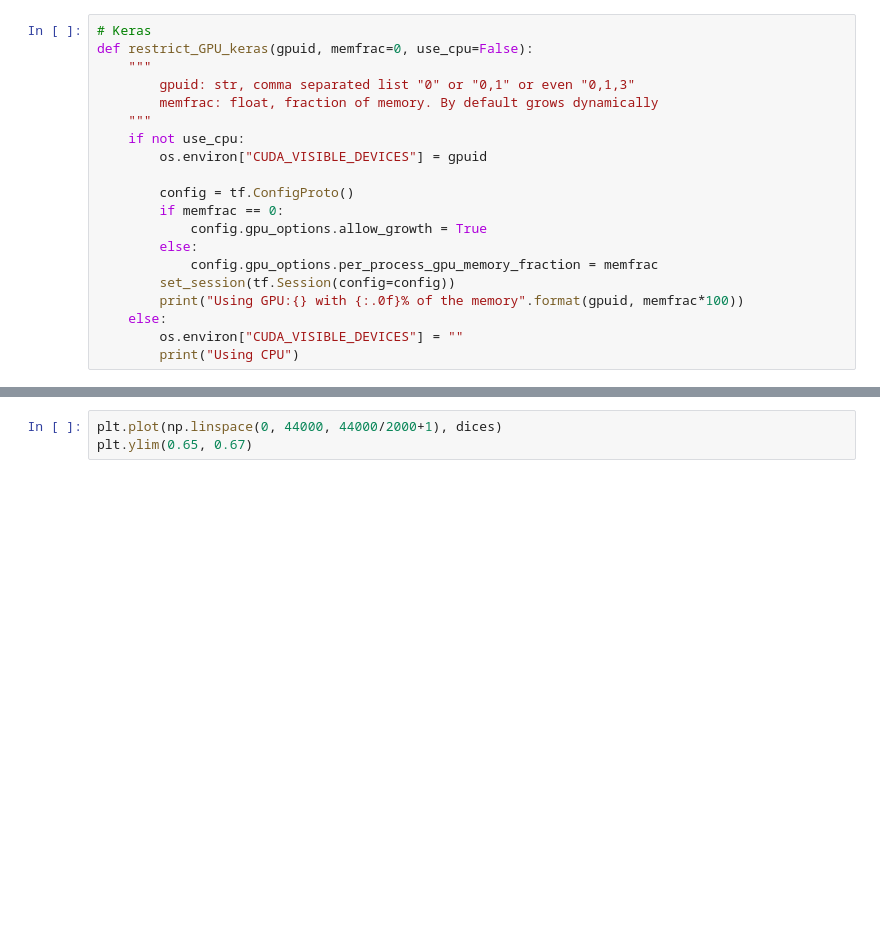
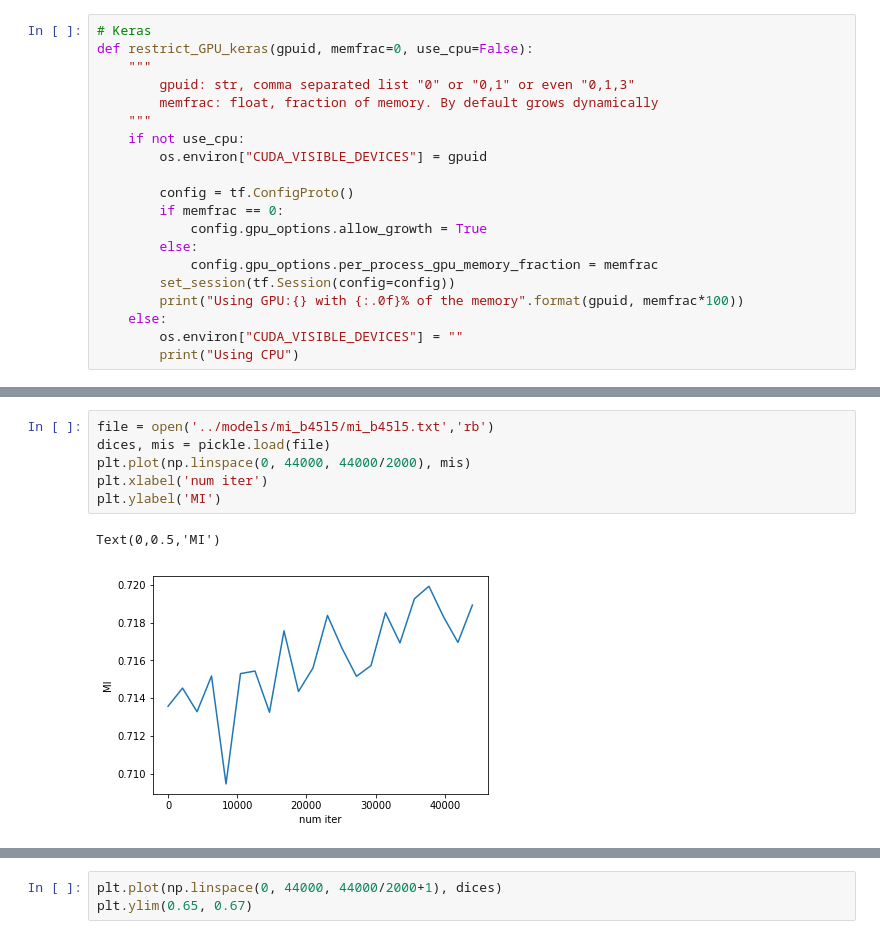
Before and after one commit to ckguo/voxelmorph, a Jupyter notebook: notebooks/dice_epoch_graph.ipynb, the cells around one changed output, grey strips where cells are left out. Cells and saved outputs as stored; diff of their text form; blank space fills up the shorter version.

```diff
--- a/notebooks/dice_epoch_graph.ipynb
+++ b/notebooks/dice_epoch_graph.ipynb
@@ -170,0 +268,9 @@ tested patients 150.760014295578
+# %%
+file = open('../models/mi_b45l5/mi_b45l5.txt','rb')
+dices, mis = pickle.load(file)
+plt.plot(np.linspace(0, 44000, 44000/2000), mis)
+plt.xlabel('num iter')
+plt.ylabel('MI')
+# %% [output]
+Text(0,0.5,'MI')
+[figure, added]
```
Also changed, not shown: parts of 11 cells of this notebook.
